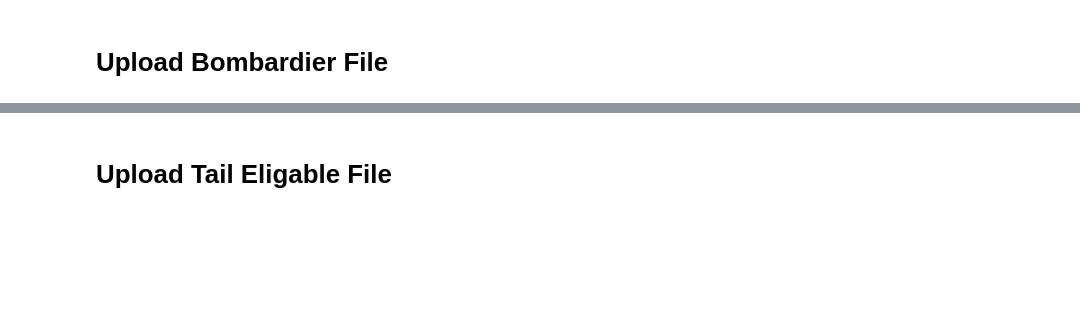
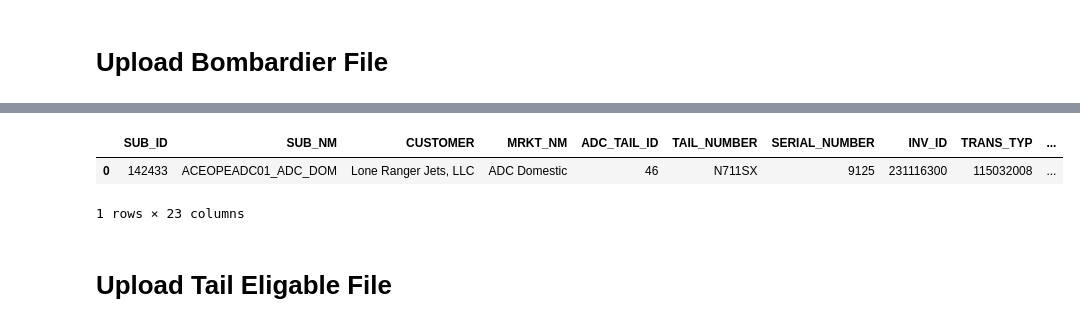
Before and after one commit to Zarak00/Projects, a Jupyter notebook: Collins_Aerospace/Bombardier_report /Bombardier_report.ipynb, the cells around one changed output, grey strips where cells are left out. Drawn from its saved outputs; the diff is of its cells as text; code cells hidden in the pictures; blank space fills up the shorter version.

```diff
--- a/Collins_Aerospace/Bombardier_report /Bombardier_report.ipynb
+++ b/Collins_Aerospace/Bombardier_report /Bombardier_report.ipynb
@@ -5,5 +5,9 @@ import pandas as pd
 from google.colab import files
 import numpy as np
 import os
+# %%
+# Creating a folder named "data"
+folder_path = '/content/data'  # Specify the folder path
+os.makedirs(folder_path, exist_ok=True)
 # %% [markdown]
 # Upload Bombardier File
@@ -14,0 +14,8 @@ Saving Bombardier - July 2023 Data.xlsx to Bombardier - July 2023 Data.xlsx
+# %%
+# Upload the Excel file
+uploaded = files.upload()
+
+# Move the uploaded file to the "data" folder
+file_name = list(uploaded.keys())[0]
+file_path = os.path.join(folder_path, file_name)
+os.rename(file_name, file_path)
@@ -15,3 +25,10 @@ Saving Bombardier - July 2023 Data.xlsx to Bombardier - July 2023 Data.xlsx
+# %%
+df1 = pd.read_excel(file_path, sheet_name="Sheet1")
+df1.head(1)
+# %% [output]
+|  | SUB_ID | SUB_NM | CUSTOMER | MRKT_NM | ADC_TAIL_ID | TAIL_NUMBER | SERIAL_NUMBER | INV_ID | TRANS_TYP | ... |
+| 0 | 142433 | ACEOPEADC01_ADC_DOM | Lone Ranger Jets, LLC | ADC Domestic | 46 | N711SX | 9125 | 231116300 | 115032008 | ... |
+1 rows × 23 columns
 # %% [markdown]
 # Upload Tail Eligable File
 # %%
```
Also changed, not shown: parts of 6 cells of this notebook.
